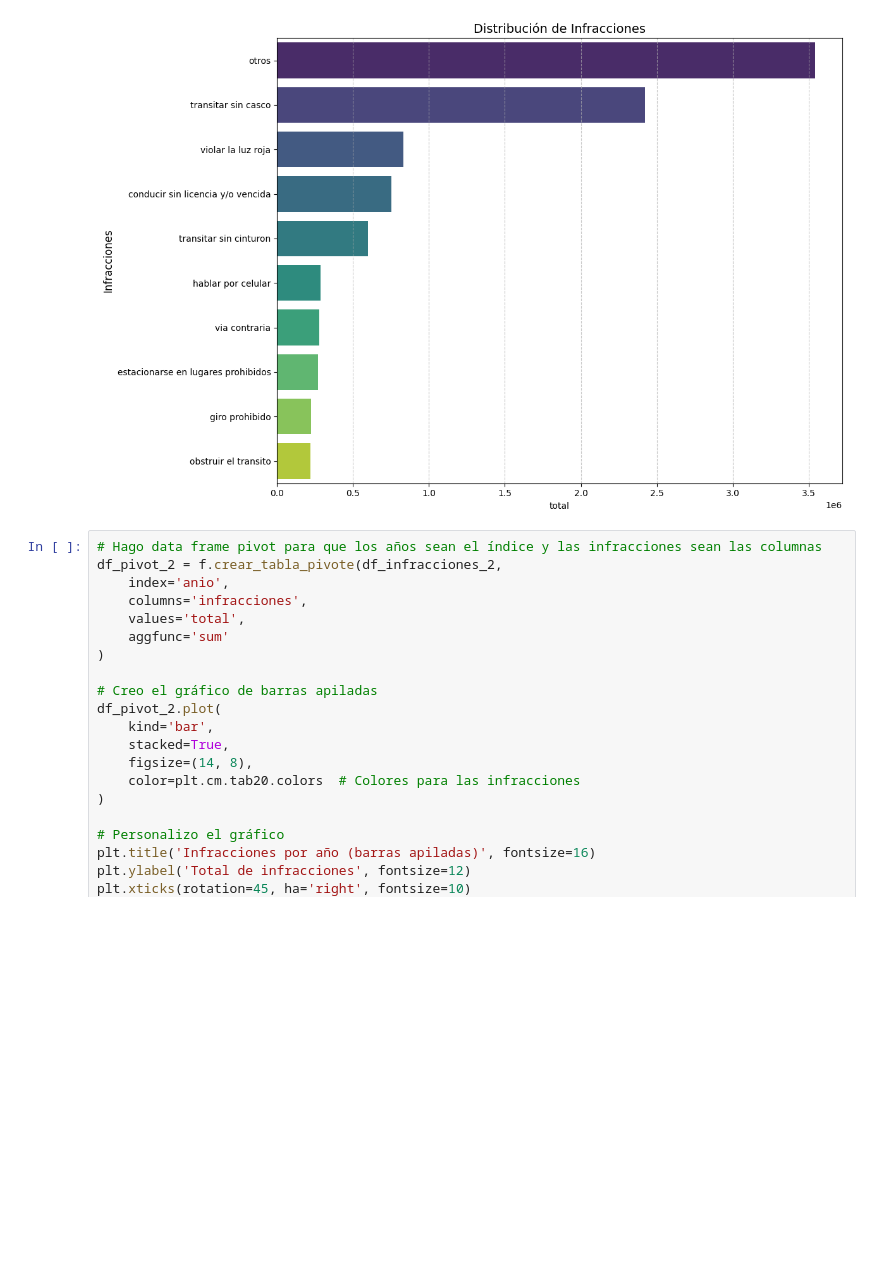
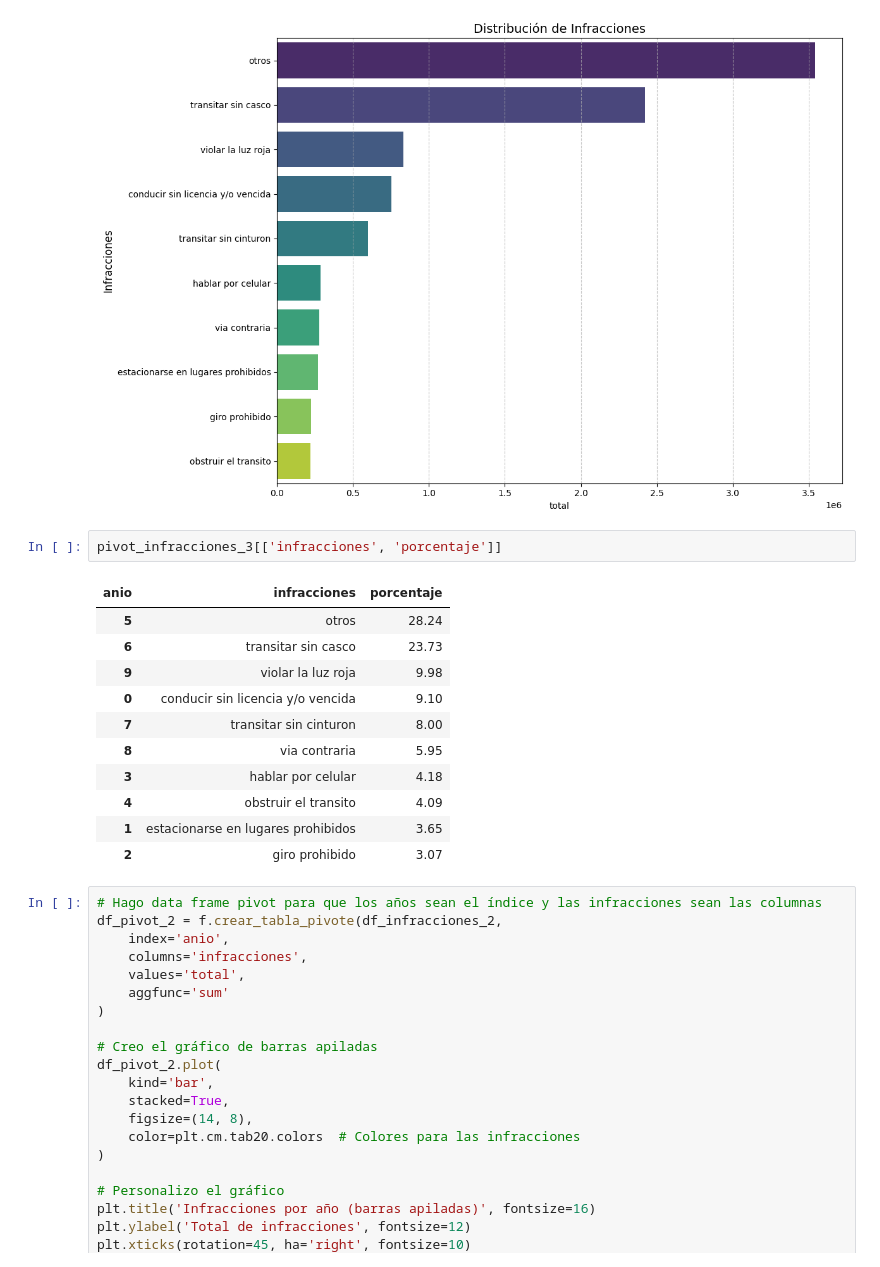
Before and after one commit to ngcarvajall/Accidentes_mortales_RD, a Jupyter notebook: Notebooks/Infracciones/3_EDA.ipynb, the cells around one changed output. Saved outputs shown, nothing was run; the diff lists cells and outputs as text; blank space fills up the shorter version.

```diff
--- a/Notebooks/Infracciones/3_EDA.ipynb
+++ b/Notebooks/Infracciones/3_EDA.ipynb
@@ -131,6 +128,20 @@ plt.tight_layout()
 plt.show()
 # %% [output]
 [figure]
+# %%
+pivot_infracciones_3[['infracciones', 'porcentaje']]
+# %% [output]
+| anio | infracciones | porcentaje |
+| 5 | otros | 28.24 |
+| 6 | transitar sin casco | 23.73 |
+| 9 | violar la luz roja | 9.98 |
+| 0 | conducir sin licencia y/o vencida | 9.10 |
+| 7 | transitar sin cinturon | 8.00 |
+| 8 | via contraria | 5.95 |
+| 3 | hablar por celular | 4.18 |
+| 4 | obstruir el transito | 4.09 |
+| 1 | estacionarse en lugares prohibidos | 3.65 |
+| 2 | giro prohibido | 3.07 |
 # %%
 # Hago data frame pivot para que los años sean el índice y las infracciones sean las columnas
 df_pivot_2 = f.crear_tabla_pivote(df_infracciones_2,
```
Also changed, not shown: parts of 2 cells of this notebook, 1 other file.
